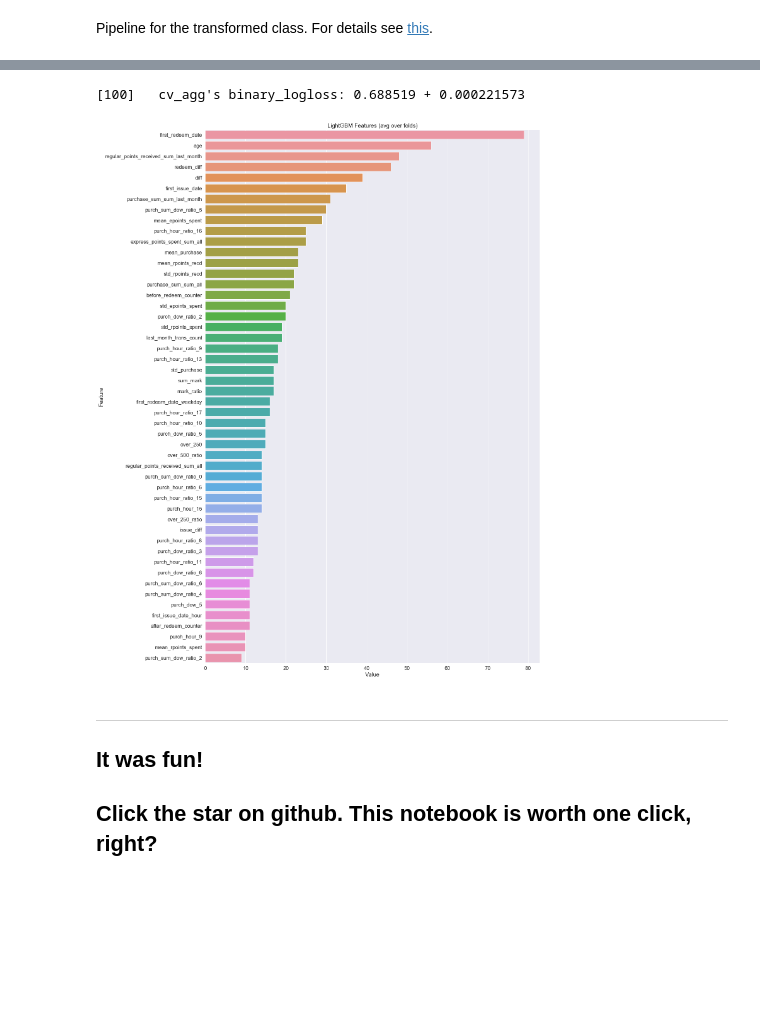
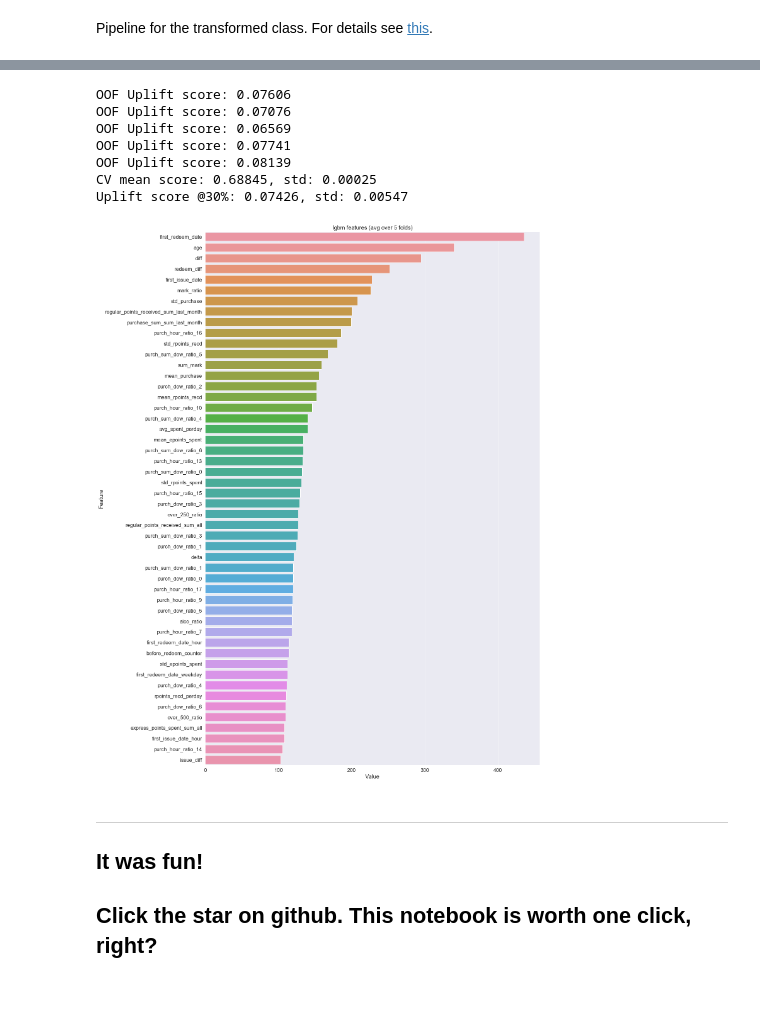
Before and after one commit to olegitor/X5.Uplift.public, a Jupyter notebook: Uplift model.ipynb, the cells around one changed output, grey strips where cells are left out. Saved outputs shown, nothing was run; the diff lists cells and outputs as text; code cells hidden in the pictures; blank space fills up the shorter version.

```diff
--- a/Uplift model.ipynb
+++ b/Uplift model.ipynb
@@ -567,12 +449,17 @@ Uplift score @30%: 0.07565, std: 0.00454
+# %%
+pred = trans_train_model('lgbm', train_X, test_X, verbose=2, show_features=True)
+# %% [output]
+OOF Uplift score: 0.07606
+OOF Uplift score: 0.07076
+OOF Uplift score: 0.06569
+OOF Uplift score: 0.07741
+OOF Uplift score: 0.08139
+CV mean score: 0.68845, std: 0.00025
+Uplift score @30%: 0.07426, std: 0.00547
+[figure, added]
 # %%
 df_submission = pd.DataFrame({'client_id':test_X.index.values,'uplift': pred})
 df_submission.to_csv('sub_4.csv', index=False)
-# %%
-# display feature importance
-pred = draw_features_lgbm(train_X, test_X)
-# %% [output]
-[100]   cv_agg's binary_logloss: 0.688519 + 0.000221573
-[figure, removed]
 # %% [markdown]
 ***
 
```
Also changed, not shown: parts of 18 cells of this notebook.
